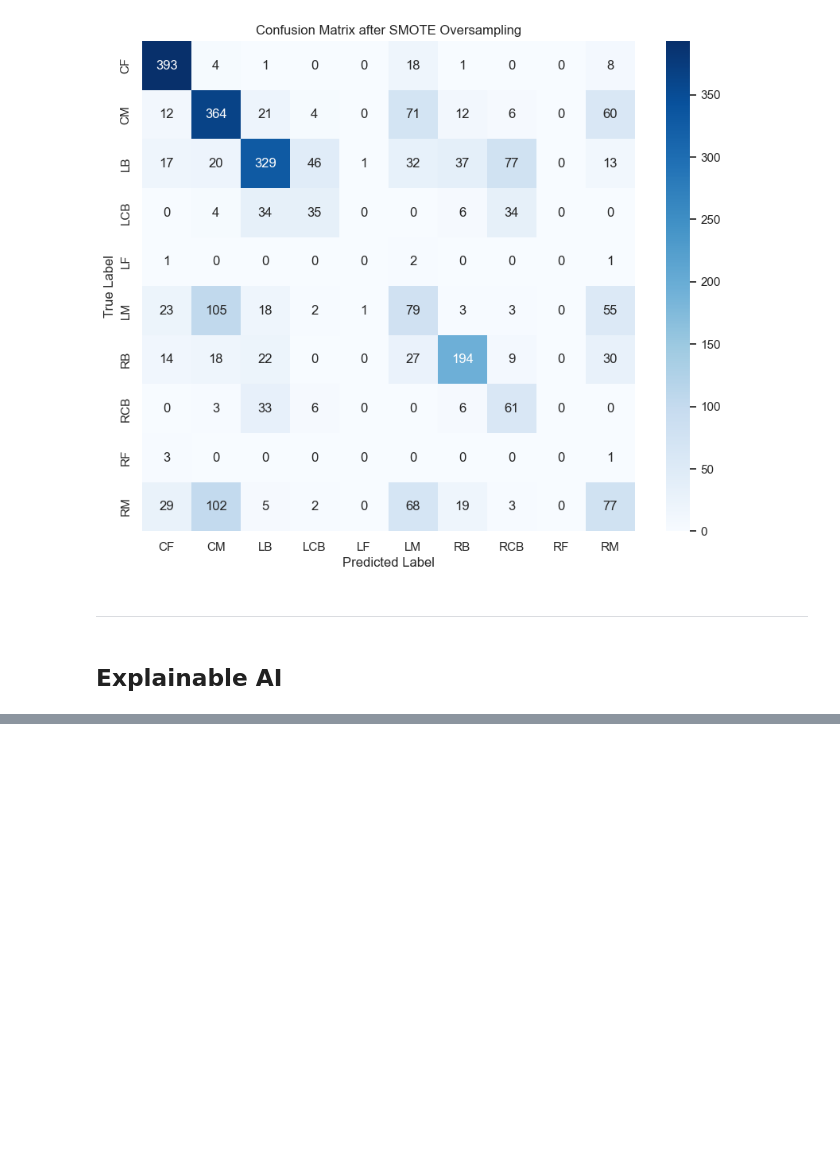
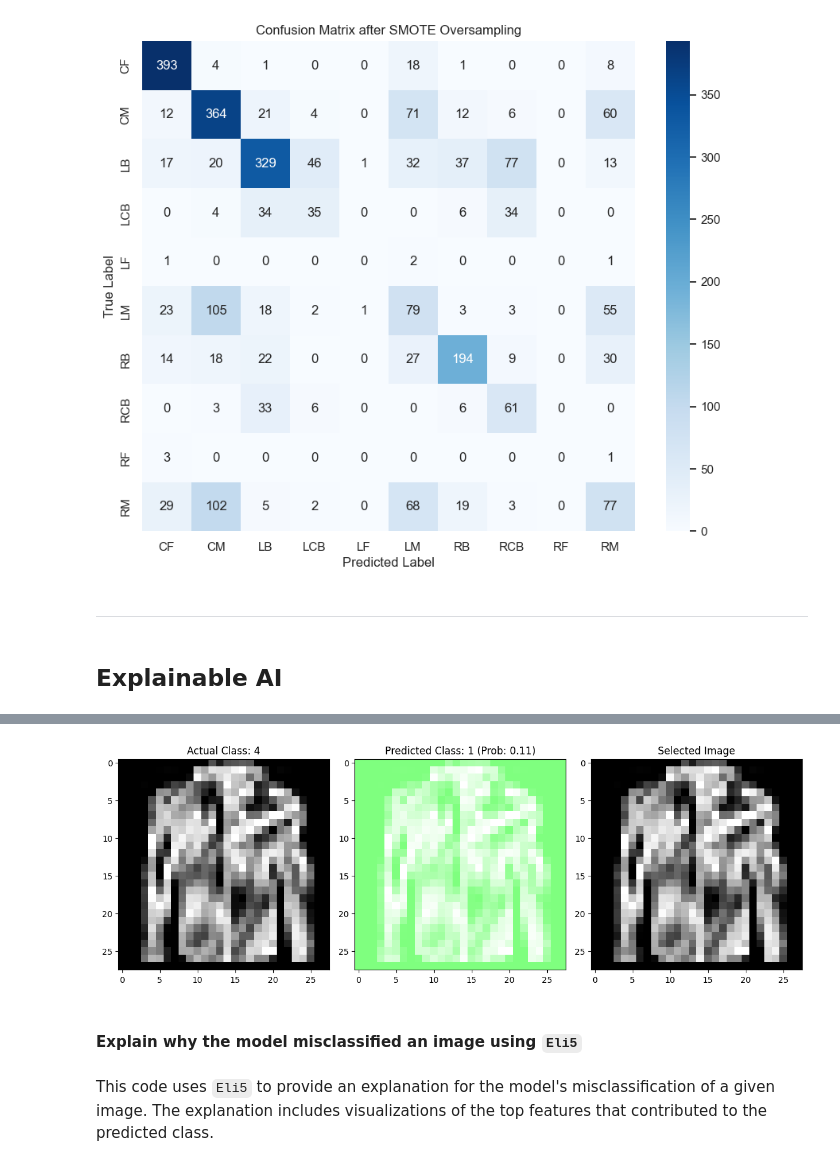
Before and after one commit to alizahedzadeh/Applied-Data-Science-Course-Assignments, a Jupyter notebook: assignments/Assignment 13 Imbalanced Data, Pipelines and AutoML/HW13_Imbalanced Data_Pipelines_AutoML.ipynb, the cells around one changed output, grey strips where cells are left out. Saved outputs shown, nothing was run; the diff lists cells and outputs as text; code cells hidden in the pictures; blank space fills up the shorter version.

```diff
--- a/assignments/Assignment 13 Imbalanced Data, Pipelines and AutoML/HW13_Imbalanced Data_Pipelines_AutoML.ipynb
+++ b/assignments/Assignment 13 Imbalanced Data, Pipelines and AutoML/HW13_Imbalanced Data_Pipelines_AutoML.ipynb
@@ -695,0 +953,67 @@ Accuracy after SMOTE oversampling: 0.57
+# %%
+from lime import lime_image
+from skimage.segmentation import mark_boundaries
+
+# Load and preprocess the data
+(train_images, train_labels), (test_images, test_labels) = fashion_mnist.load_data()
+train_images = train_images.reshape((60000, 28, 28, 1)).astype('float32') / 255
+test_images = test_images.reshape((10000, 28, 28, 1)).astype('float32') / 255
+train_labels = to_categorical(train_labels)
+test_labels = to_categorical(test_labels)
+
+# Build the CNN model (assuming it is designed for RGB images)
+model = models.Sequential()
+model.add(layers.Conv2D(32, (3, 3), activation='relu', input_shape=(28, 28, 3)))
+model.add(layers.MaxPooling2D((2, 2)))
+model.add(layers.Conv2D(64, (3, 3), activation='relu'))
+model.add(layers.MaxPooling2D((2, 2)))
+model.add(layers.Conv2D(64, (3, 3), activation='relu'))
+model.add(layers.Flatten())
+model.add(layers.Dense(64, activation='relu'))
+model.add(layers.Dense(10, activation='softmax'))
+
+# Compile the model
+model.compile(optimizer='adam',
+              loss='categorical_crossentropy',
+              metrics=['accuracy'])
+
+# Preprocess the misclassified image
+misclassified_image = test_images[misclassified_index]
+misclassified_image_rgb = np.concatenate([misclassified_image] * 3, axis=-1)  # Convert to RGB
+
+# Get model predictions
+predictions = model.predict(np.expand_dims(misclassified_image_rgb, axis=0))
+predicted_class = np.argmax(predictions)
+predicted_probability = predictions[0, predicted_class]
+
+# Define the LimeImageExplainer
+explainer = lime_image.LimeImageExplainer()
+
+# Generate LIME explanation
+explanation = explainer.explain_instance(misclassified_image_rgb.astype('double'), model.predict, top_labels=1, hide_color=0, num_samples=1000)
+
+# Get the mask and superimpose it on the original image
+lime_image, mask = explanation.get_image_and_mask(predicted_class, positive_only=False, num_features=5, hide_rest=False)
+lime_image_boundaries = mark_boundaries(lime_image / 2 + 0.5, mask)
+
+# Plot the original image, LIME explanation, and selected image
+plt.figure(figsize=(12, 4))
+
+# Plot the original image
+plt.subplot(1, 3, 1)
+plt.imshow(np.squeeze(misclassified_image), cmap='gray')
+plt.title(f'Actual Class: {np.argmax(test_labels[misclassified_index])}')
+
+# Plot LIME explanation
+plt.subplot(1, 3, 2)
+plt.imshow(lime_image_boundaries)
+plt.title(f'Predicted Class: {predicted_class} (Prob: {predicted_probability:.2f})')
+
+# Plot the selected image
+plt.subplot(1, 3, 3)
+plt.imshow(np.squeeze(misclassified_image), cmap='gray')
+plt.title('Selected Image')
+
+plt.tight_layout()
+plt.show()
+# %% [output]
@@ -695,0 +1038,5 @@ Accuracy after SMOTE oversampling: 0.57
+[figure, added]
+# %% [markdown]
+#### **Explain why the model misclassified an image using `Eli5`**
+# %% [markdown]
+This code uses `Eli5` to provide an explanation for the model's misclassification of a given image. The explanation includes visualizations of the top features that contributed to the predicted class.
```
Also changed, not shown: parts of 30 cells of this notebook.
